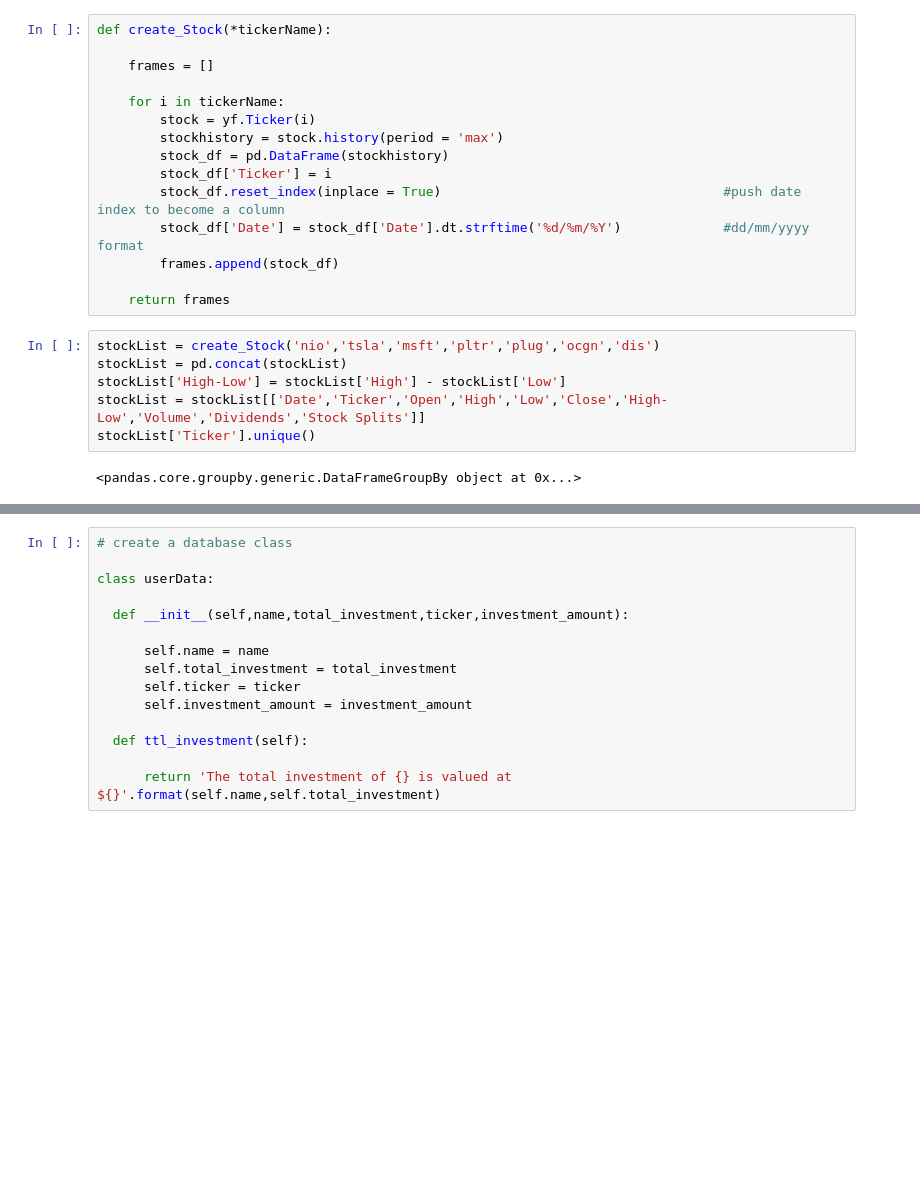
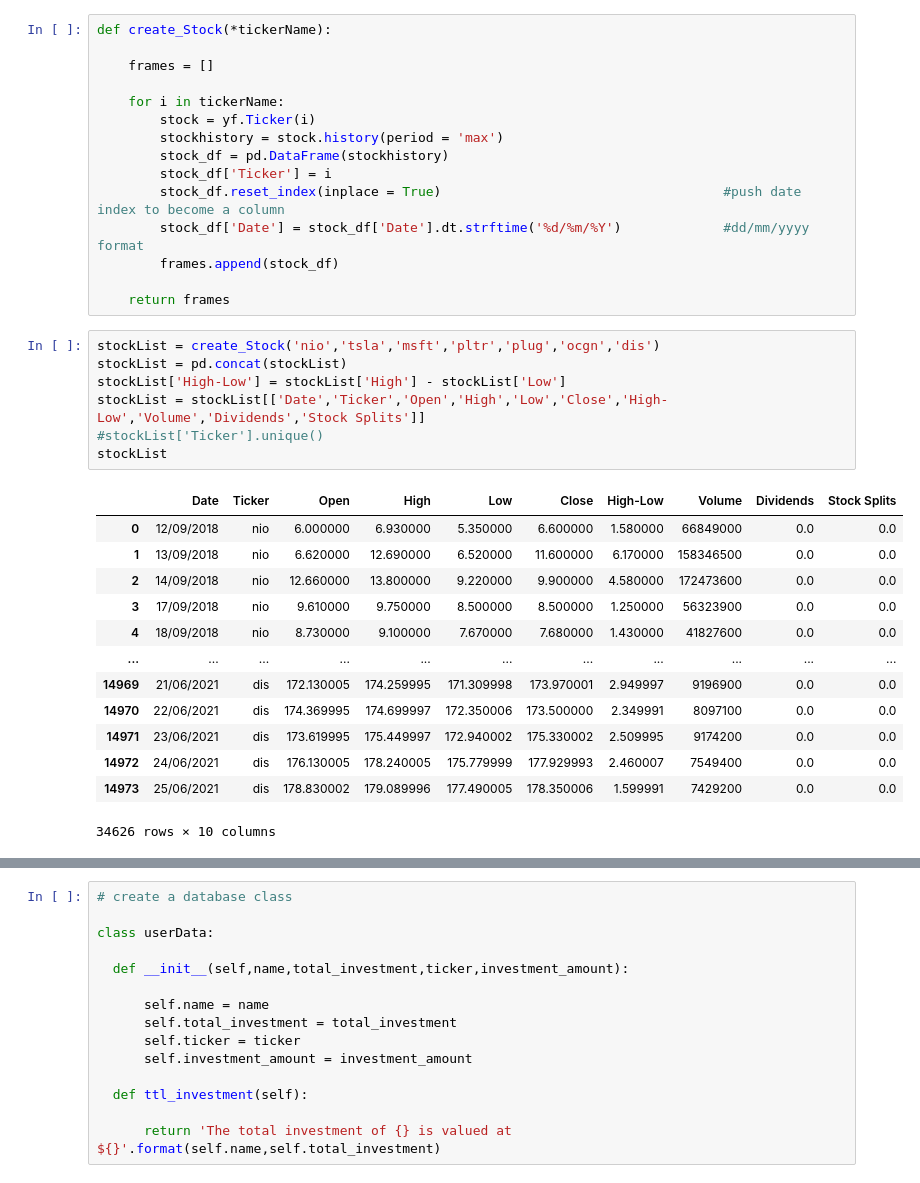
Before and after one commit to Konoko2004/TheProject, a Jupyter notebook: yFinance.ipynb, the cells around one changed output, grey strips where cells are left out. Cells and saved outputs as stored; diff of their text form; blank space fills up the shorter version.

```diff
--- a/yFinance.ipynb
+++ b/yFinance.ipynb
@@ -107,8 +111,21 @@ def create_Stock(*tickerName):
 # %%
 stockList = create_Stock('nio','tsla','msft','pltr','plug','ocgn','dis')
 stockList = pd.concat(stockList)
 stockList['High-Low'] = stockList['High'] - stockList['Low']
 stockList = stockList[['Date','Ticker','Open','High','Low','Close','High-Low','Volume','Dividends','Stock Splits']]
-stockList['Ticker'].unique()
+#stockList['Ticker'].unique()
+stockList
 # %% [output]
+|  | Date | Ticker | Open | High | Low | Close | High-Low | Volume | Dividends | Stock Splits |
+| 0 | 12/09/2018 | nio | 6.000000 | 6.930000 | 5.350000 | 6.600000 | 1.580000 | 66849000 | 0.0 | 0.0 |
+| 1 | 13/09/2018 | nio | 6.620000 | 12.690000 | 6.520000 | 11.600000 | 6.170000 | 158346500 | 0.0 | 0.0 |
+| 2 | 14/09/2018 | nio | 12.660000 | 13.800000 | 9.220000 | 9.900000 | 4.580000 | 172473600 | 0.0 | 0.0 |
+| 3 | 17/09/2018 | nio | 9.610000 | 9.750000 | 8.500000 | 8.500000 | 1.250000 | 56323900 | 0.0 | 0.0 |
+| 4 | 18/09/2018 | nio | 8.730000 | 9.100000 | 7.670000 | 7.680000 | 1.430000 | 41827600 | 0.0 | 0.0 |
+| ... | ... | ... | ... | ... | ... | ... | ... | ... | ... | ... |
+| 14969 | 21/06/2021 | dis | 172.130005 | 174.259995 | 171.309998 | 173.970001 | 2.949997 | 9196900 | 0.0 | 0.0 |
+| 14970 | 22/06/2021 | dis | 174.369995 | 174.699997 | 172.350006 | 173.500000 | 2.349991 | 8097100 | 0.0 | 0.0 |
+| 14971 | 23/06/2021 | dis | 173.619995 | 175.449997 | 172.940002 | 175.330002 | 2.509995 | 9174200 | 0.0 | 0.0 |
+| 14972 | 24/06/2021 | dis | 176.130005 | 178.240005 | 175.779999 | 177.929993 | 2.460007 | 7549400 | 0.0 | 0.0 |
+| 14973 | 25/06/2021 | dis | 178.830002 | 179.089996 | 177.490005 | 178.350006 | 1.599991 | 7429200 | 0.0 | 0.0 |
-<pandas.core.groupby.generic.DataFrameGroupBy object at 0x...>
+34626 rows × 10 columns
```
Also changed, not shown: parts of 5 cells of this notebook.
